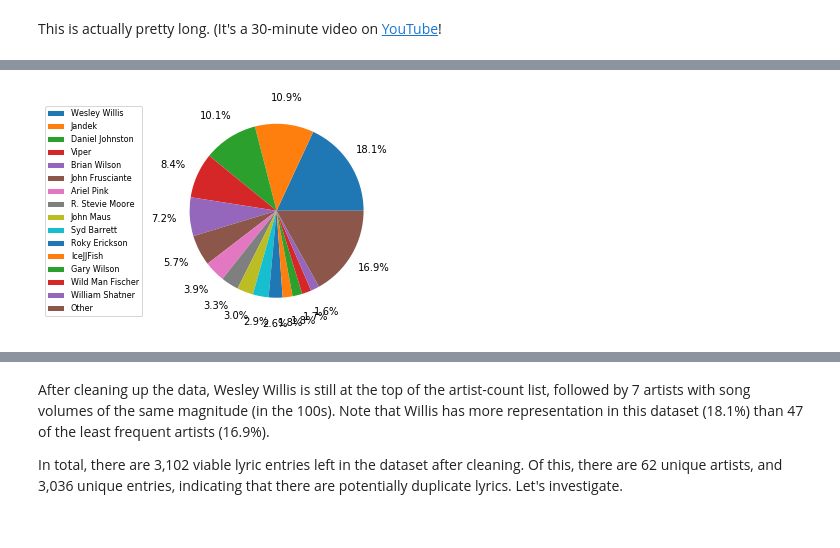
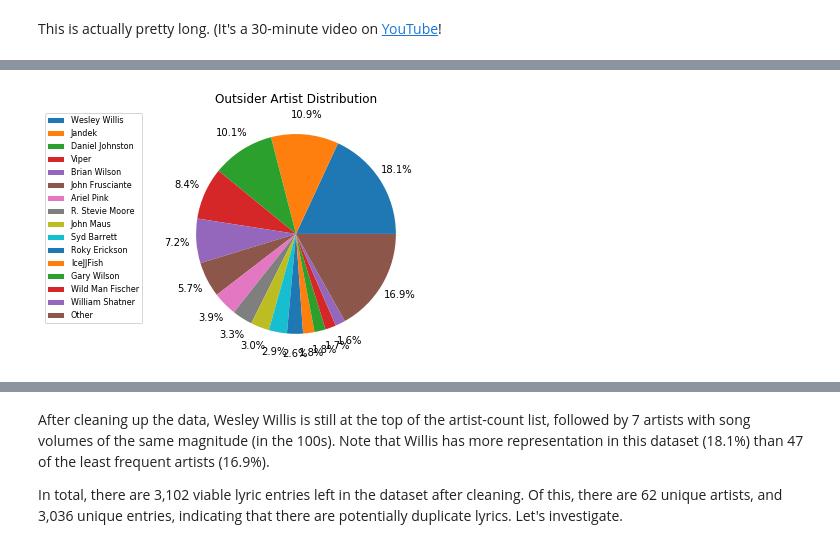
Before and after one commit to Data-Science-for-Linguists-2022/Outsider-Music-Linguistic-Analysis, a Jupyter notebook: scripts_&_analysis/3_data_cleaning_and_exploration.ipynb, the cells around one changed output, grey strips where cells are left out. Cells and saved outputs as stored; diff of their text form; code cells hidden in the pictures.

Commit message:
added presentation and graph updates

```diff
--- a/scripts_&_analysis/3_data_cleaning_and_exploration.ipynb
+++ b/scripts_&_analysis/3_data_cleaning_and_exploration.ipynb
@@ -843,13 +852,15 @@ artists_to_plot = artists_to_plot.append(pd.Series(sum))
 artists_to_plot.rename(index={0:'Other'},inplace=True)
 # %%
 # Only shows the top 15 artists, as well as 48 "Other" artists grouped together
-plt.pie(artists_to_plot, autopct='%1.1f%%', pctdistance = 1.3, labeldistance = 1.4)
+plt.pie(artists_to_plot, autopct='%1.1f%%', pctdistance = 1.2, labeldistance = 1.4)
 plt.legend(artists_to_plot.index, bbox_to_anchor=(-0.1, 1.),
            fontsize=8)
+plt.title("Outsider Artist Distribution")
 plt.savefig('../images/outsider_artist_dist_fig.png')
+plt.tight_layout()
 plt.show()
 # %% [output]
-[figure, old version]
+[figure, new version]
 # %%
 artists_to_plot
 # %% [output]
```
Also changed, not shown: parts of 35 cells of this notebook, 1 other file.
